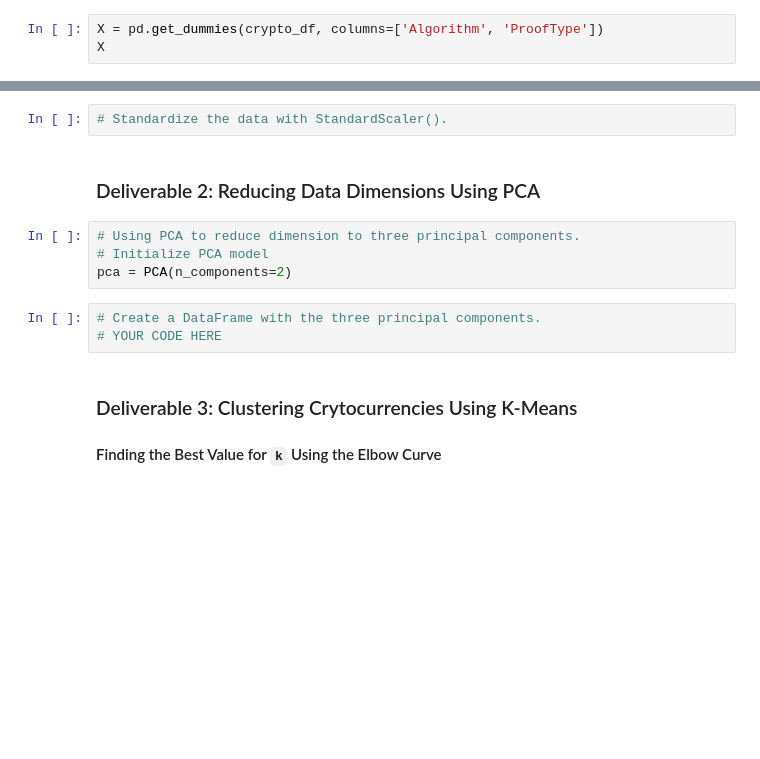
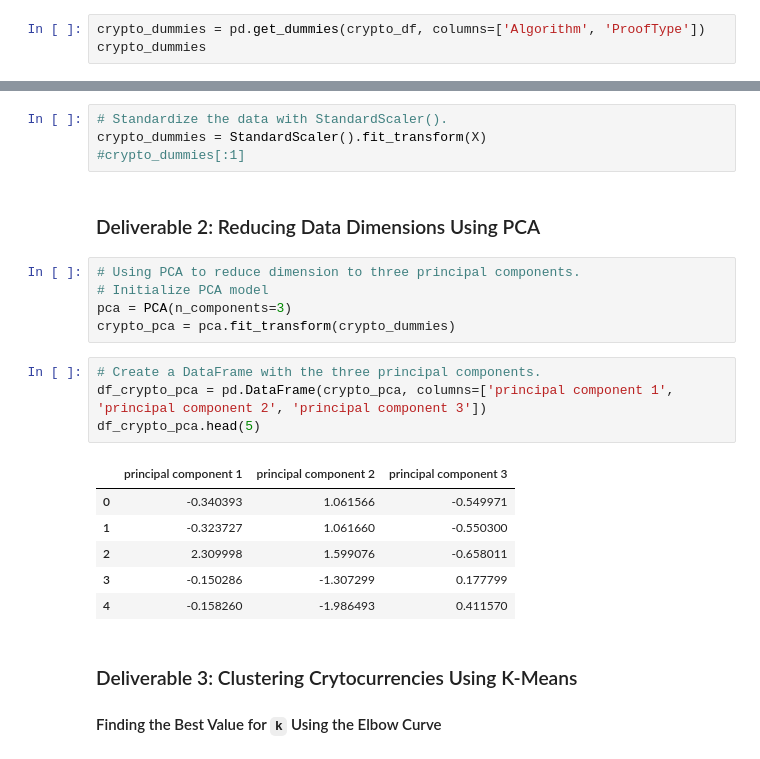
Before and after one commit to harg74/Cryptocurrencies, a Jupyter notebook: crypto_clustering.ipynb, the cells around one changed output, grey strips where cells are left out. Saved outputs shown, nothing was run; the diff lists cells and outputs as text; blank space fills up the shorter version.

```diff
--- a/crypto_clustering.ipynb
+++ b/crypto_clustering.ipynb
@@ -174,8 +174,8 @@ crypto_df
 | XBC | Scrypt | PoS | 1.283270e+05 | 1000000 |
 532 rows × 4 columns
 # %%
-X = pd.get_dummies(crypto_df, columns=['Algorithm', 'ProofType'])
-X
+crypto_dummies = pd.get_dummies(crypto_df, columns=['Algorithm', 'ProofType'])
+crypto_dummies
 # %% [output]
 |  | TotalCoinsMined | TotalCoinSupply | Algorithm_1GB AES Pattern Search | Algorithm_536 | Algorithm_Argon2d | ... |
 | 42 | 4.199995e+01 | 42 | 0 | 0 | 0 | ... |
@@ -192,15 +192,26 @@ X
 532 rows × 98 columns
 # %%
 # Standardize the data with StandardScaler().
+crypto_dummies = StandardScaler().fit_transform(X)
+#crypto_dummies[:1]
 # %% [markdown]
 ### Deliverable 2: Reducing Data Dimensions Using PCA
 # %%
 # Using PCA to reduce dimension to three principal components.
 # Initialize PCA model
-pca = PCA(n_components=2)
+pca = PCA(n_components=3)
+crypto_pca = pca.fit_transform(crypto_dummies)
 # %%
 # Create a DataFrame with the three principal components.
-# YOUR CODE HERE
+df_crypto_pca = pd.DataFrame(crypto_pca, columns=['principal component 1', 'principal component 2', 'principal component 3'])
+df_crypto_pca.head(5)
+# %% [output]
+|  | principal component 1 | principal component 2 | principal component 3 |
+| 0 | -0.340393 | 1.061566 | -0.549971 |
+| 1 | -0.323727 | 1.061660 | -0.550300 |
+| 2 | 2.309998 | 1.599076 | -0.658011 |
+| 3 | -0.150286 | -1.307299 | 0.177799 |
+| 4 | -0.158260 | -1.986493 | 0.411570 |
 # %% [markdown]
 ### Deliverable 3: Clustering Crytocurrencies Using K-Means
 
```
